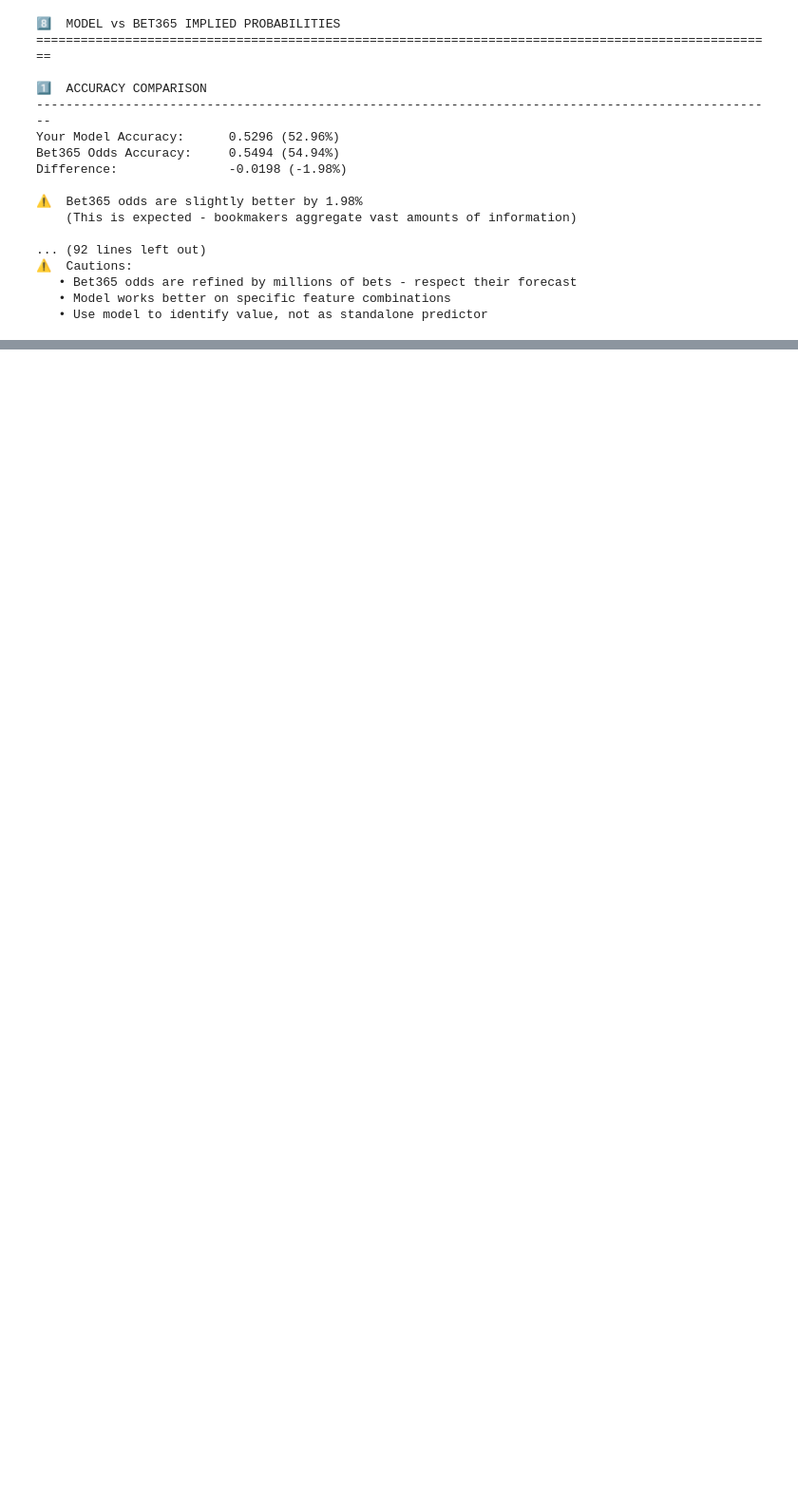
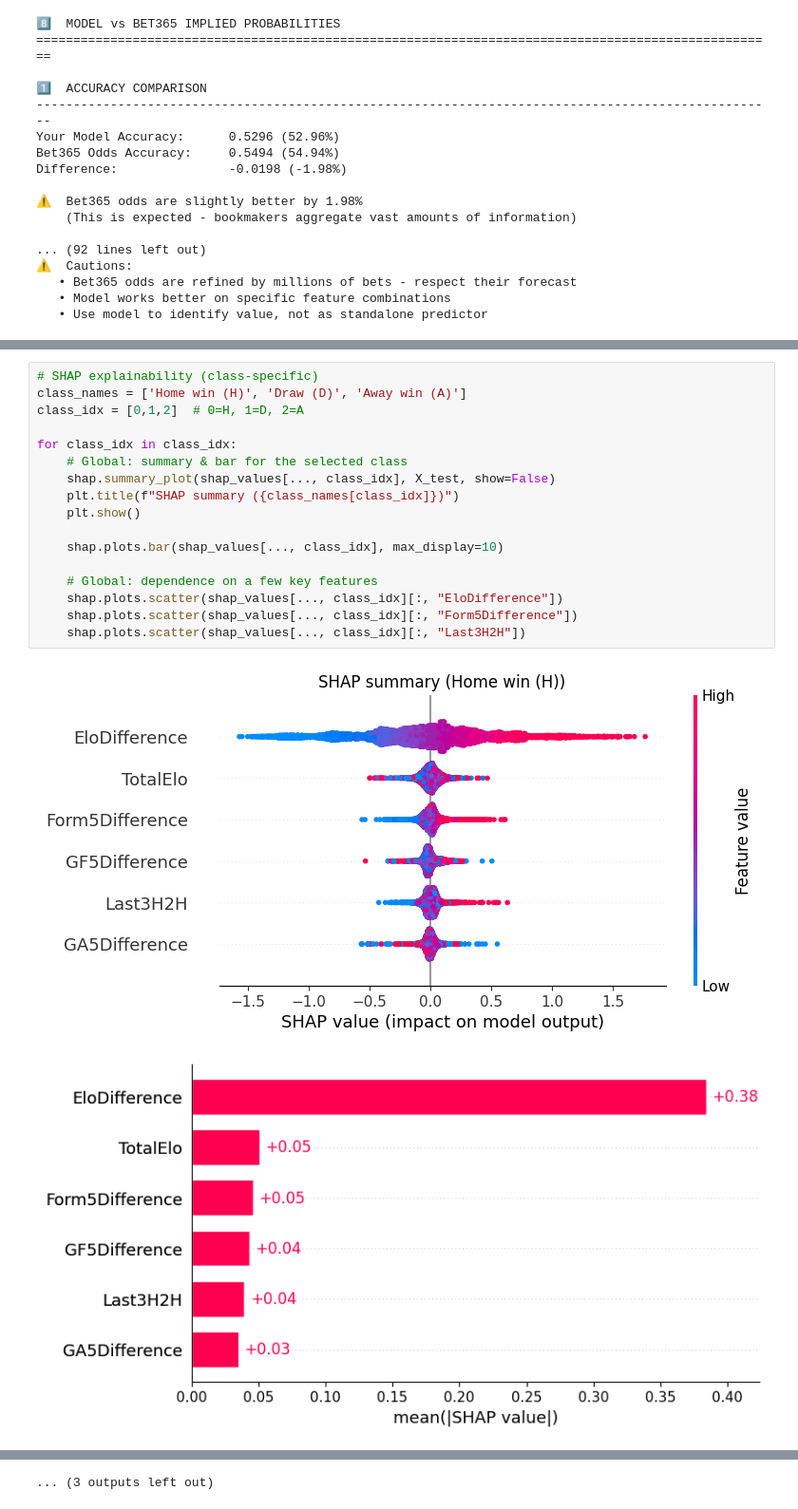
Before and after one commit to jordiestevee/Football-Outcome-Predictor, a Jupyter notebook: datawrangling&model.ipynb, the cells around one changed output, grey strips where cells are left out. Shown at 95% size. Saved outputs shown, nothing was run; the diff lists cells and outputs as text; blank space fills up the shorter version.

```diff
--- a/datawrangling&model.ipynb
+++ b/datawrangling&model.ipynb
@@ -1056,0 +1142,20 @@ Difference:               -0.0198 (-1.98%)
+# %%
+# SHAP explainability (class-specific)
+class_names = ['Home win (H)', 'Draw (D)', 'Away win (A)']
+class_idx = [0,1,2]  # 0=H, 1=D, 2=A
+
+for class_idx in class_idx:
+    # Global: summary & bar for the selected class
+    shap.summary_plot(shap_values[..., class_idx], X_test, show=False)
+    plt.title(f"SHAP summary ({class_names[class_idx]})")
+    plt.show()
+
+    shap.plots.bar(shap_values[..., class_idx], max_display=10)
+
+    # Global: dependence on a few key features
+    shap.plots.scatter(shap_values[..., class_idx][:, "EloDifference"])
+    shap.plots.scatter(shap_values[..., class_idx][:, "Form5Difference"])
+    shap.plots.scatter(shap_values[..., class_idx][:, "Last3H2H"])
+# %% [output]
+[figure, added]
+[figure, added]
@@ -1056,0 +1172 @@ Difference:               -0.0198 (-1.98%)
+... (3 outputs left out)
```
Also changed, not shown: parts of 10 cells of this notebook, 1 other file.
